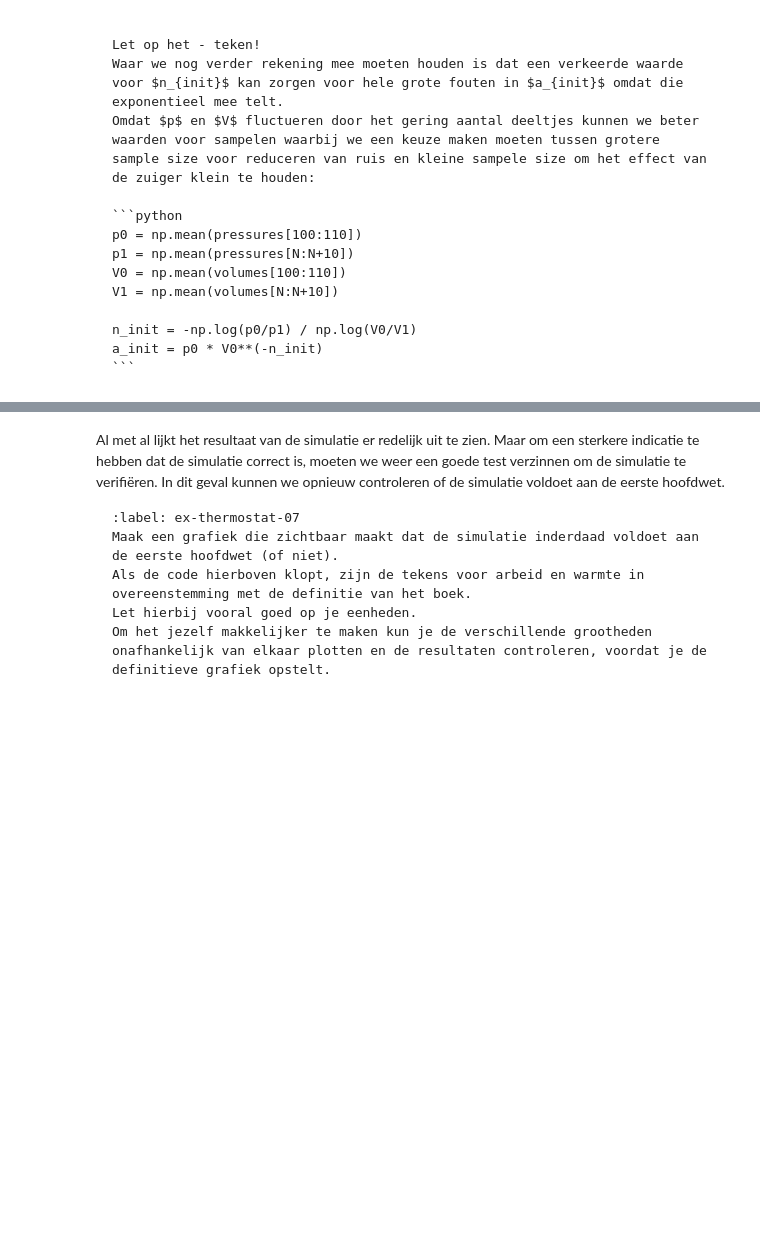
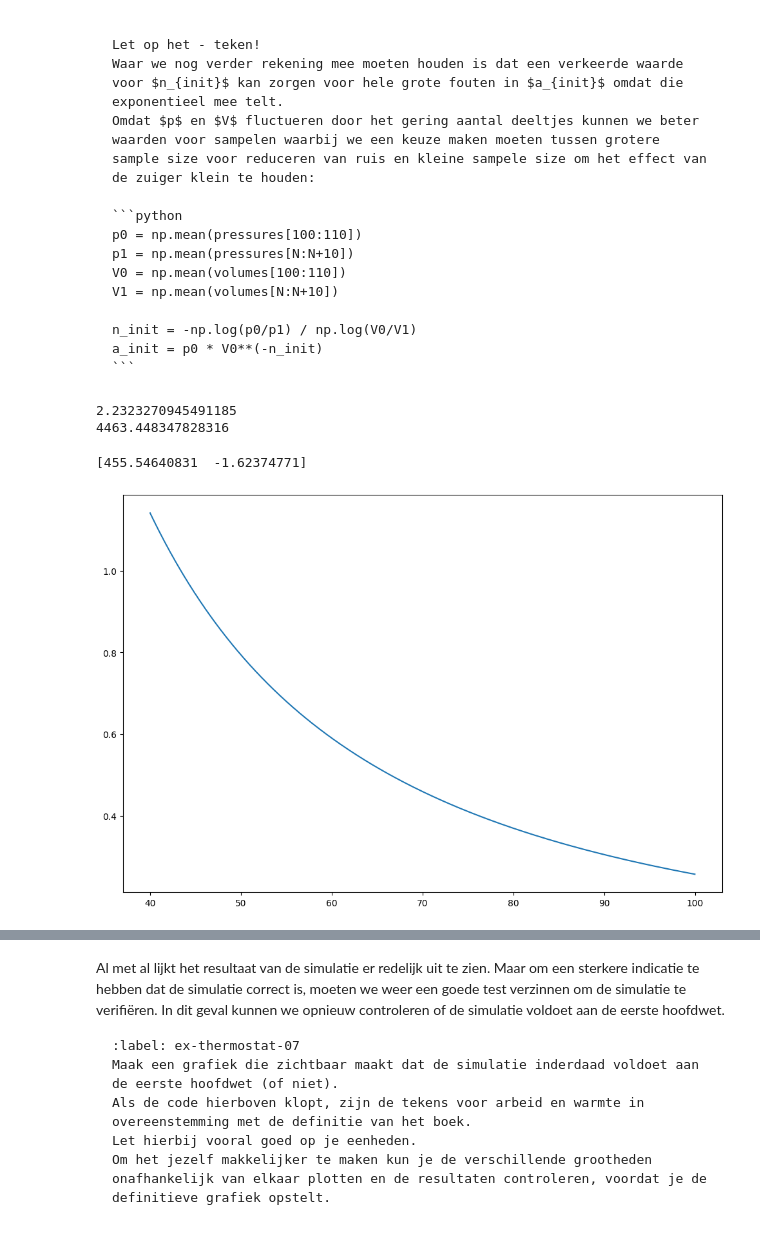
Before and after one commit to SybrenK07/25, a Jupyter notebook: Content/PySim/8_thermostaat.ipynb, the cells around one changed output, grey strips where cells are left out. Cells and saved outputs as stored; diff of their text form; code cells hidden in the pictures; blank space fills up the shorter version.

````diff
--- a/Content/PySim/8_thermostaat.ipynb
+++ b/Content/PySim/8_thermostaat.ipynb
@@ -38,21 +38,23 @@ De pakketten van Python en de constanten voor de simulatie:
 Neem de constanten die je in het vorige werkblad hebt gekozen hieronder over.
 ```
 # %%
+# ruimte voor uitwerking
+
 import numpy as np
 import matplotlib.pyplot as plt
 from matplotlib.animation import FuncAnimation
 from scipy.optimize import curve_fit
 
-BOX_SIZE_0 = 0               # Hoogte en lengte startvolume
-N = 40                       # Aantal deeltjes
-V_0 = 0                      # Startsnelheid van deeltjes
-RADIUS = 0                   # Straal van moleculen
-DT = 0                       # Tijdstap om geen botsing te missen
+BOX_SIZE_0 = 10               # Hoogte en lengte startvolume (nm)
+N = 40                        #Aantal deeltjes
+V_0 = 1                      # Startsnelheid van deeltjes (nm/2.5 ps)
+RADIUS = 0.3                   # Straal van moleculen (m)
+DT = 0.1*RADIUS/V_0                    # Tijdstap om geen botsing te missen (s)
 V_PISTON_0 = -0.1 * V_0      # Startsnelheid van zuiger
 k_B = 1.38E-23
-# (negatief betekent zowel links als rechts naar binnen gericht)
 
 #your code/answer
+vscale = (10**-9) / (2.5*10**-12)
 # %% [markdown]
 De klasse voor het gasmolecuul met de interacties:
 # %%
@@ -134,11 +136,16 @@ def create_particles(particles):
         particles.append(ParticleClass(m=1.0, v=[vx, vy], r=[x, y], R=RADIUS))
 
 def temperature(particles) -> float:
-    temp = 0.0
+    E_kin = 0
 
-#your code/answer
+    for p in particles:
+        E_kin += p.kin_energy
 
-    return temp
+    E_kin = E_kin / N
+
+    k = 1.380649 * 10**-23
+    f = 2
+    return 2 * E_kin / (f * k)
 
 def handle_collisions(particles):
     """ alle onderlinge botsingen afhandelen voor deeltjes in lijst """
@@ -347,11 +373,26 @@ n_init = -np.log(p0/p1) / np.log(V0/V1)
 a_init = p0 * V0**(n_init)
 print(n_init)
 print(a_init)
+# %% [output]
+2.2323270945491185
+4463.448347828316
 # %%
 def power_law(vol, a, n):
     return a * vol**n
 
-#your code/answer
+var, cov = curve_fit(power_law,volumes,pressures,p0=(a_init,n_init))
+
+print(var)
+
+x_fit = np.linspace(min(volumes),max(volumes),1000)
+y_fit = power_law(x_fit,*var)
+
+plt.figure(figsize=(12,8))
+plt.plot(x_fit,y_fit)
+plt.show()
+# %% [output]
+[455.54640831  -1.62374771]
+[figure, added]
 # %% [markdown]
 Je ziet dat de exponent van dit $(P,V)$-diagram net niet overeenkomt met de ideale verwachting.
 
````
Also changed, not shown: parts of 5 cells of this notebook.
